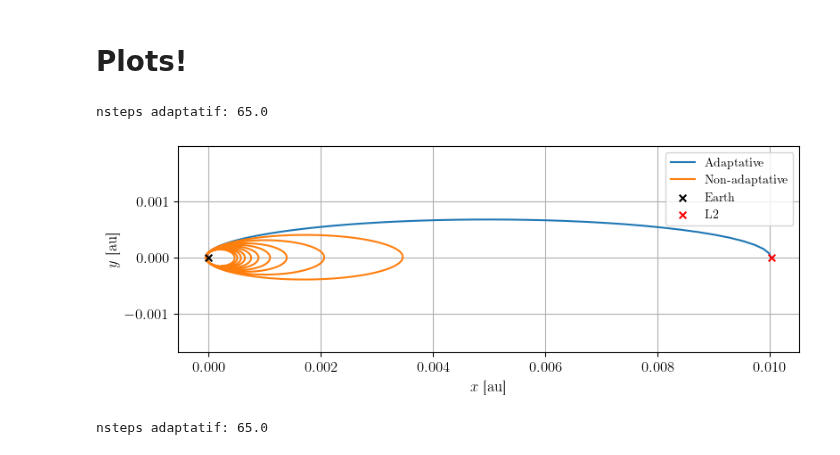
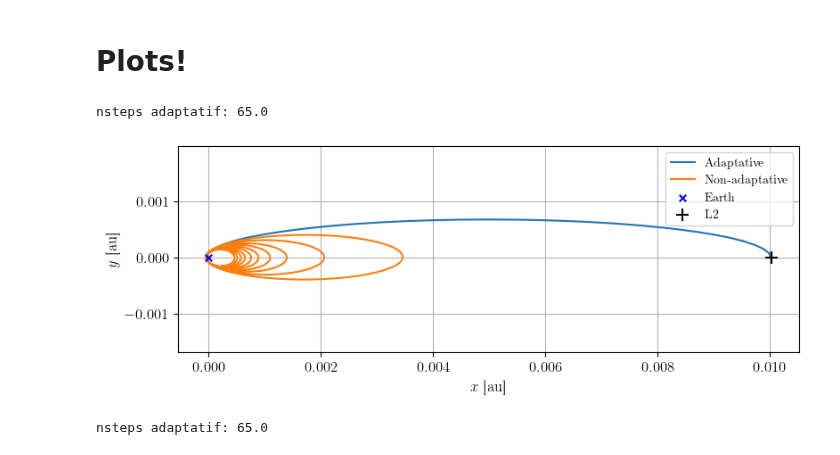
Before and after one commit to TomVdt/PhysNum, a Jupyter notebook: exercice3/analysis/analysis3ai.ipynb, the cells around one changed output. Saved outputs shown, nothing was run; the diff lists cells and outputs as text; code cells hidden in the pictures.

```diff
--- a/exercice3/analysis/analysis3ai.ipynb
+++ b/exercice3/analysis/analysis3ai.ipynb
@@ -65,32 +65,32 @@ au = 1.495978707e11  # m / au
 # %%
 plt.figure(figsize=(9, 3))
 
 for (params, data) in all_data.values():
     t, x, y = data[:,0], data[:,1]/au, data[:,2]/au
     label = ''
     if params['adapt']=='true':
         label = 'Adaptative'
         print(f'nsteps adaptatif: {data[-1,-2]}')
 
     else:
         label='Non-adaptative'
     plt.plot(x, y, label=label)
 
-plt.scatter(0, 0, color='black', marker='x', label='Earth', s=30, zorder=2)
-plt.scatter(1.5e9/au, 0, color='red', marker='x', label='L2', s=30, zorder=3)
+plt.scatter(0, 0, color='blue', marker='x', label='Earth', s=30, zorder=2)
+plt.scatter(1.5e9/au, 0, color='black', marker='+', label='L2', zorder=3)
 
 
 plt.axis('equal')
 plt.grid()
 plt.legend()
 
 plt.xlabel(r'$x$ [au]')
 plt.ylabel(r'$y$ [au]')
 
 plt.savefig(export_path + 'transfert_comparaison.pdf')
 # %% [output]
 nsteps adaptatif: 65.0
-[figure, old version]
+[figure, new version]
 # %%
 for (params, data) in all_data.values():
     t, energy = data[:,0], data[:,5]
```
Also changed, not shown: 6 other files.
